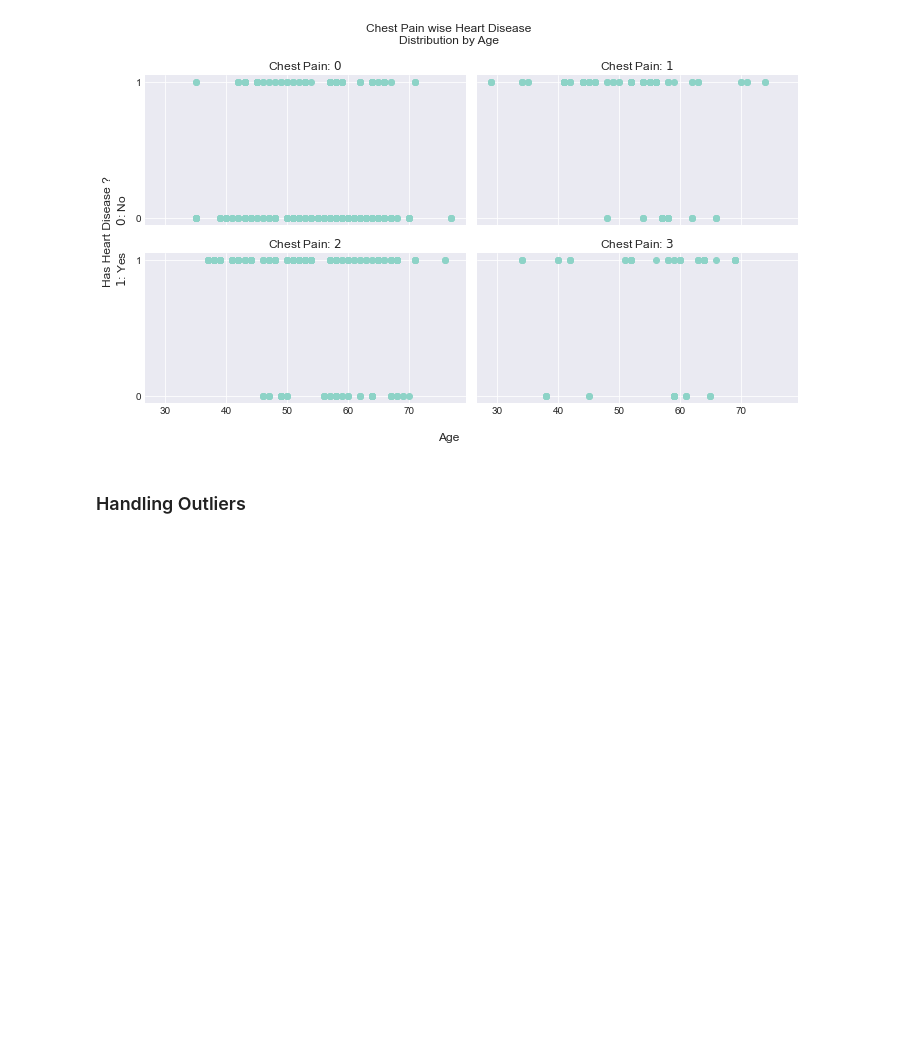
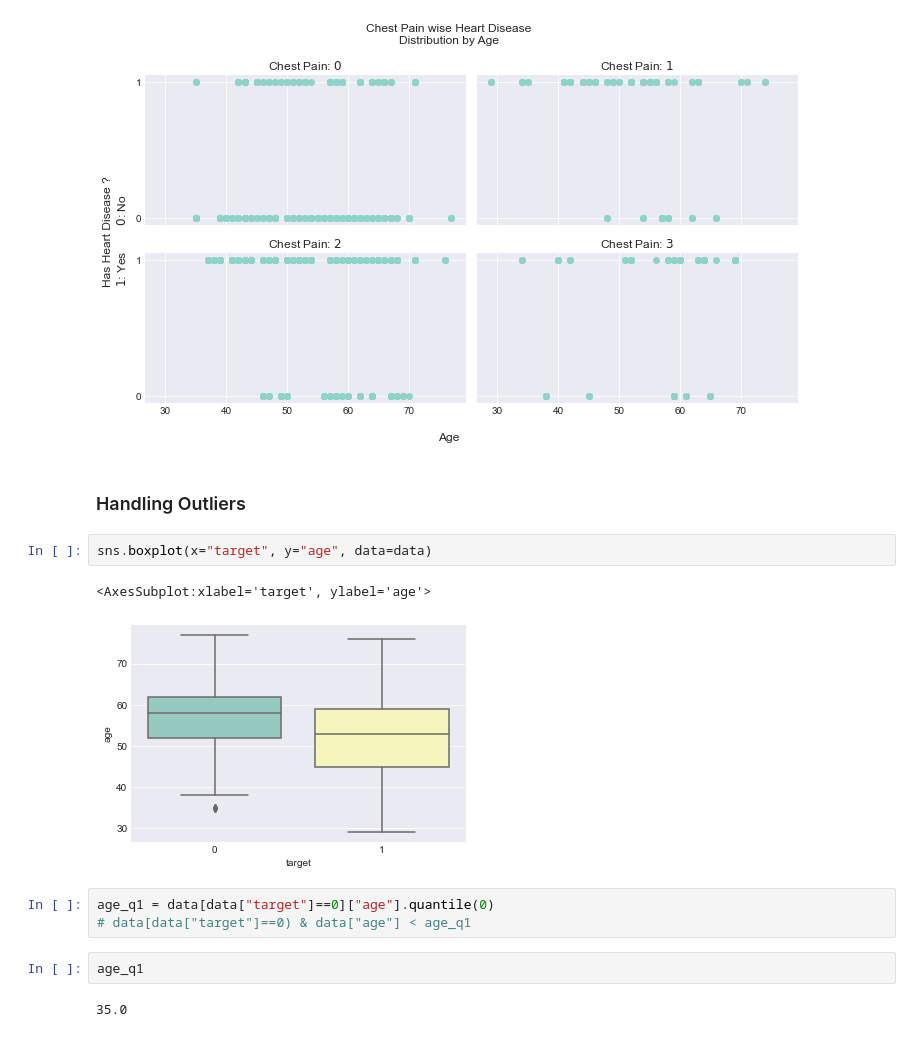
Before and after one commit to Param302/Heart-Disease-predictor, a Jupyter notebook: EDA.ipynb, the cells around one changed output. Cells and saved outputs as stored; diff of their text form; blank space fills up the shorter version.

```diff
--- a/EDA.ipynb
+++ b/EDA.ipynb
@@ -160,3 +169,15 @@ plt.tight_layout()
 [figure]
 # %% [markdown]
 ### Handling Outliers
+# %%
+sns.boxplot(x="target", y="age", data=data)
+# %% [output]
+<AxesSubplot:xlabel='target', ylabel='age'>
+[figure, added]
+# %%
+age_q1 = data[data["target"]==0]["age"].quantile(0)
+# data[data["target"]==0) & data["age"] < age_q1
+# %%
+age_q1
+# %% [output]
+35.0
```
Also changed, not shown: parts of 3 cells of this notebook, 1 other file.
